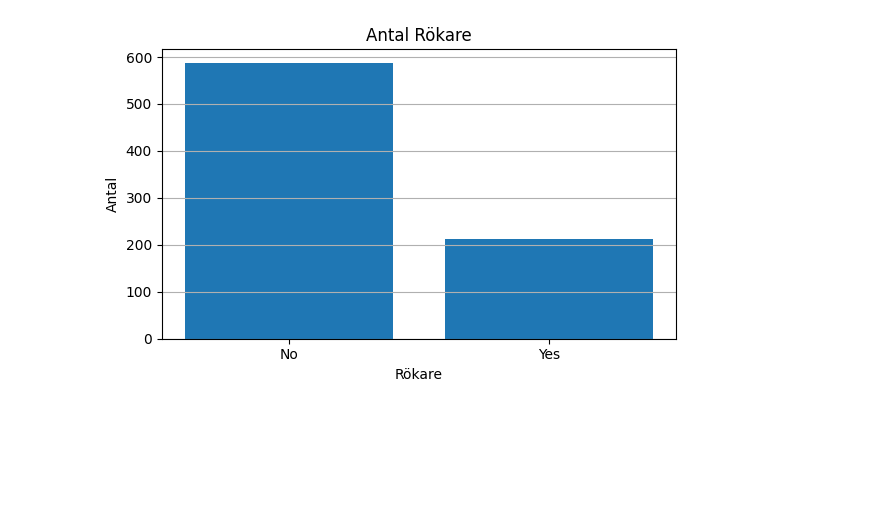
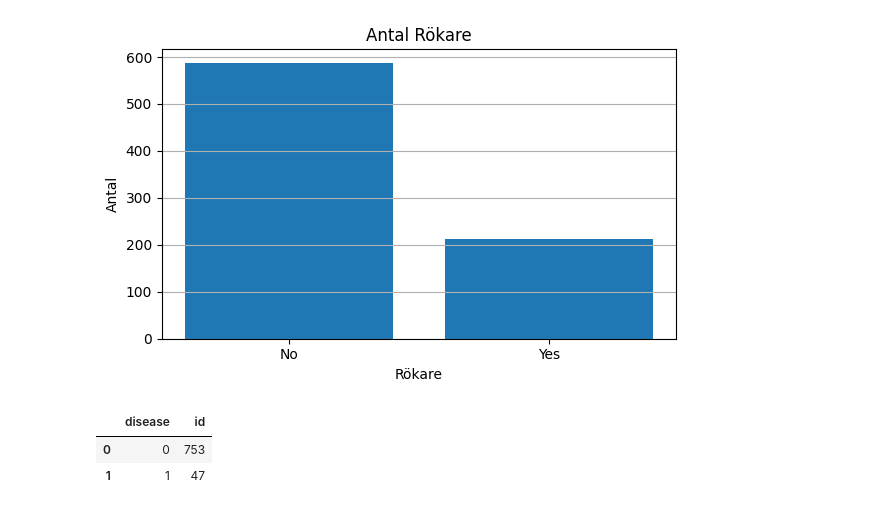
Before and after one commit to elinwahlgren/Halsostudie, a Jupyter notebook: report.ipynb, the cells around one changed output. Drawn from its saved outputs; the diff is of its cells as text; code cells hidden in the pictures; blank space fills up the shorter version.

Commit message:
uppdaterat utträkning/tabell och lagt till uträkning för disease

```diff
--- a/report.ipynb
+++ b/report.ipynb
@@ -118,3 +106,14 @@ plt.tight_layout()
 plt.show()
 # %% [output]
 [figure]
+# %%
+disease = (df.groupby("disease",observed = True)["id"]
+           .count()
+           .reset_index()
+           )
+
+disease
+# %% [output]
+|  | disease | id |
+| 0 | 0 | 753 |
+| 1 | 1 | 47 |
```
Also changed, not shown: parts of 1 cell of this notebook.
